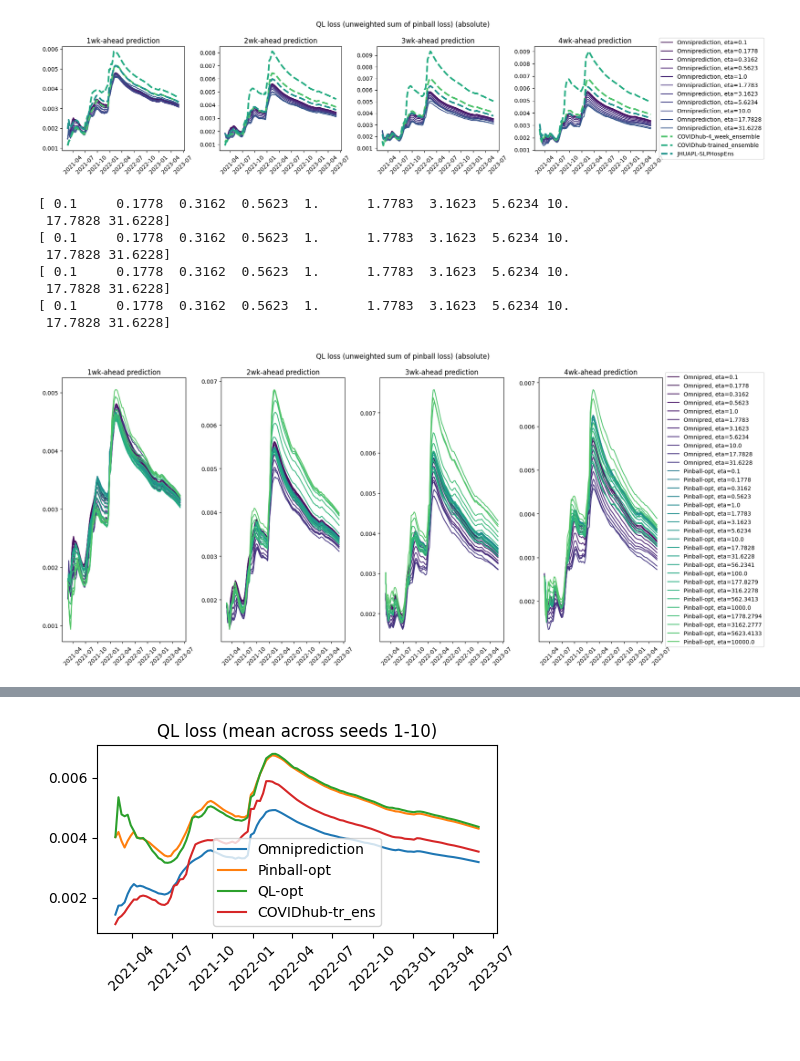
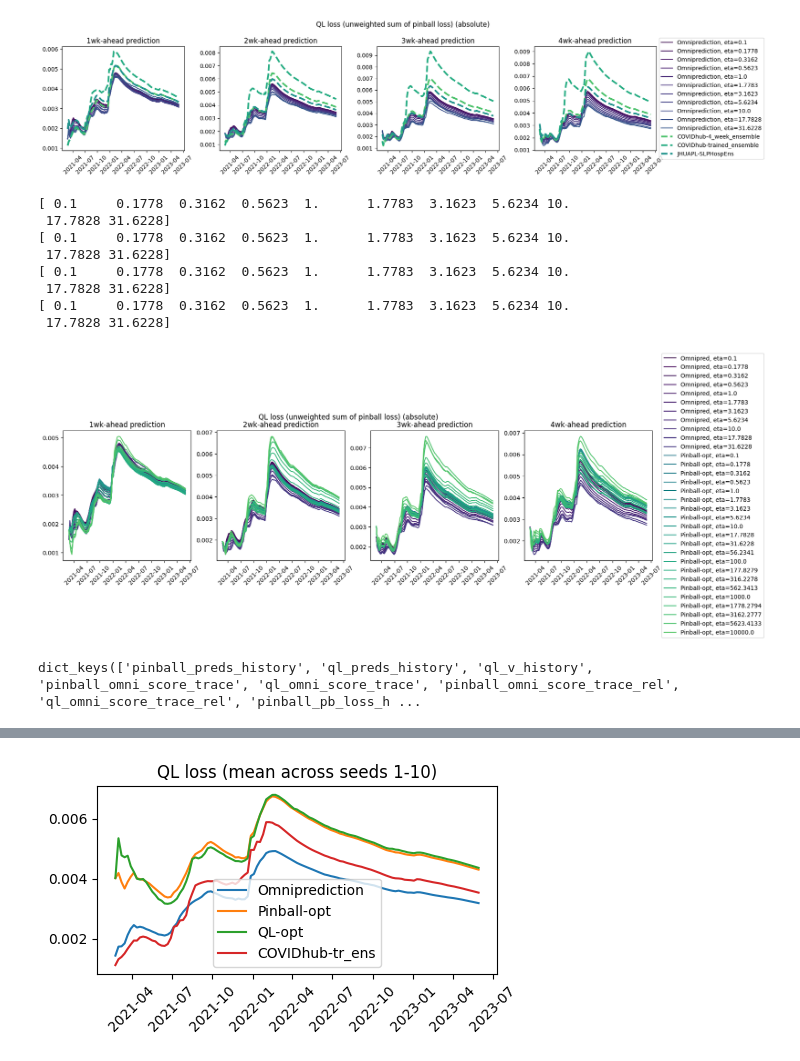
Before and after one commit to hysk79/omni-quantile, a Jupyter notebook: src/covid_hosp_weekly_v2.ipynb, the cells around one changed output, grey strips where cells are left out. Drawn from its saved outputs; the diff is of its cells as text; code cells hidden in the pictures; blank space fills up the shorter version.

```diff
--- a/src/covid_hosp_weekly_v2.ipynb
+++ b/src/covid_hosp_weekly_v2.ipynb
@@ -178,14 +178,17 @@ Indices for COVIDhub-4_week_ensemble: 2
 Indices for COVIDhub-trained_ensemble: 11
 Indices for JHUAPL-SLPHospEns: 9
 # %%
+from utils import color_func
 dates_list = pd.to_datetime(d['dates_list'])
 T = len(dates_list)
 
 def exp_name_string_ql_pb(w, eta, round_Y_F, suffix=''):
     return f"wk{w}_eta{decimal_to_str(eta)}{'_orig' if not round_Y_F else ''}{suffix}"
 
+eta_list = np.round(np.power(10, np.arange(-1, 1.6, 0.25)), 4)
+
 ens_colors = [color_func(40,35), color_func(40,30), color_func(40, 25)]
-fig, ax = plt.subplots(1, 4, figsize=(15, 5), sharey='row')
+fig, ax = plt.subplots(1, 4, figsize=(15, 4), sharey='row')
 for w in range(1,5):
     ens_results = pickle.load(open(f"../results/{SAVE_DIR}/wk{w}_ens_results.pkl", 'rb'))
     pinball_omni_trace_min_max = np.array([[np.inf]*T, [-np.inf]*T])
@@ -228,7 +231,7 @@ from utils import color_func
 
 eta_list_ql_pb = np.round(np.power(10, np.arange(-1, 4.1, 0.25)), 4)
 
-fig, ax = plt.subplots(1, 4, figsize=(18, 8), sharey=True)
+fig, ax = plt.subplots(1, 4, figsize=(18, 4), sharey=True)
 for w in range(1,5):
     for ie, eta in enumerate(eta_list):
         exp_name = exp_name_string_v2(w, eta, suffix='_noens')
@@ -250,7 +253,7 @@ for w in range(1,5):
     ax[w-1].set_title(f'{w}wk-ahead prediction')
     ax[w-1].set_ylim(-0.03, 0.1)
 
-ax[3].legend(loc='center left', bbox_to_anchor=(1, 0.5))
+ax[3].legend(loc='center left', bbox_to_anchor=(1.05, 0.5))
 fig.suptitle('Omniprediction error (relative to best forecaster)')
 fig.tight_layout()
 plt.show()
@@ -337,38 +340,42 @@ from utils import color_func
 
 eta_list_ql_pb = np.round(np.power(10, np.arange(-1, 4.1, 0.25)), 4)
 
-fig, ax = plt.subplots(1, 4, figsize=(18, 8))
+fig, ax = plt.subplots(1, 4, figsize=(18,4))
 for w in range(1,5):
     print(eta_list)
     for ie, eta in enumerate(eta_list):
         exp_name = exp_name_string_v2(w, eta, suffix='_noens')
         results = pickle.load(open(f"{SAVE_DIR}/results_{exp_name}.pkl", 'rb'))
         T = results['T']
         Y = results['Y']
         m = results['m']
         ax[w-1].plot(dates_list_pd, ql_loss(results['phat_history'], Y, results['alpha_list']).cumsum() / m / np.arange(1, T+1), color = color_func(50, ie), label=f'Omnipred, eta={eta}')
 
     for ie, eta in enumerate(eta_list_ql_pb):
         exp_name = exp_name_string_ql_pb(w, eta, round_Y_F=True, suffix='_noens')
         results = pickle.load(open(f"{SAVE_DIR_QL_PB}/results_{exp_name}.pkl", 'rb'))
         T = results['T']
         Y = results['Y']
         m = results['m']
         ax[w-1].plot(dates_list_pd, results['pinball_pb_loss_history'].mean(axis=1).cumsum()/np.arange(1, T+1), color = color_func(50, 25+ie), label=f'Pinball-opt, eta={eta}')
 
     ax[w-1].tick_params(axis='x',rotation=45)
     ax[w-1].set_title(f'{w}wk-ahead prediction')
-ax[3].legend(loc='center left', bbox_to_anchor=(1, 0.5))
+ax[3].legend(loc='center left', bbox_to_anchor=(1.05, 0.5))
 fig.suptitle('QL loss (unweighted sum of pinball loss) (absolute)')
 fig.tight_layout()
 plt.show()
 # %% [output]
 [ 0.1     0.1778  0.3162  0.5623  1.      1.7783  3.1623  5.6234 10.
  17.7828 31.6228]
 [ 0.1     0.1778  0.3162  0.5623  1.      1.7783  3.1623  5.6234 10.
  17.7828 31.6228]
 [ 0.1     0.1778  0.3162  0.5623  1.      1.7783  3.1623  5.6234 10.
  17.7828 31.6228]
 [ 0.1     0.1778  0.3162  0.5623  1.      1.7783  3.1623  5.6234 10.
  17.7828 31.6228]
-[figure, old version]
+[figure, new version]
+# %%
+results.keys()
+# %% [output]
+dict_keys(['pinball_preds_history', 'ql_preds_history', 'ql_v_history', 'pinball_omni_score_trace', 'ql_omni_score_trace', 'pinball_omni_score_trace_rel', 'ql_omni_score_trace_rel', 'pinball_pb_loss_h ...
```
Also changed, not shown: parts of 3 cells of this notebook, 10 other files.
